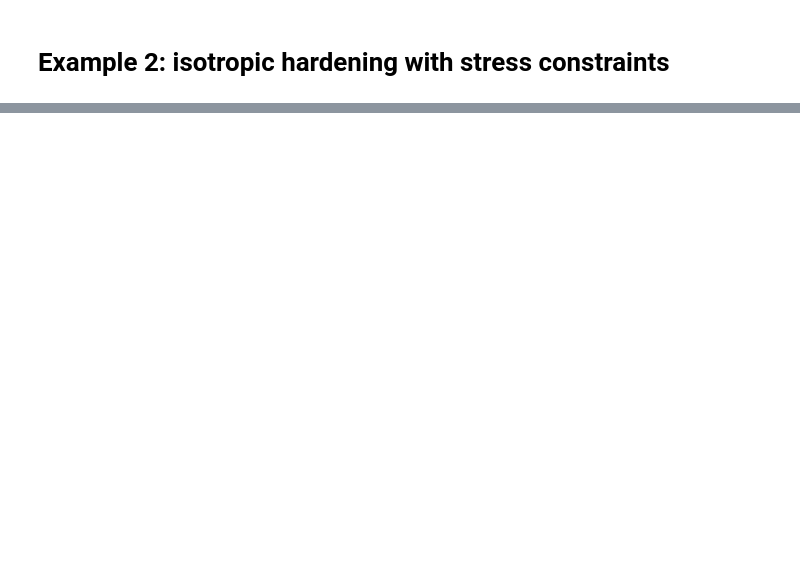
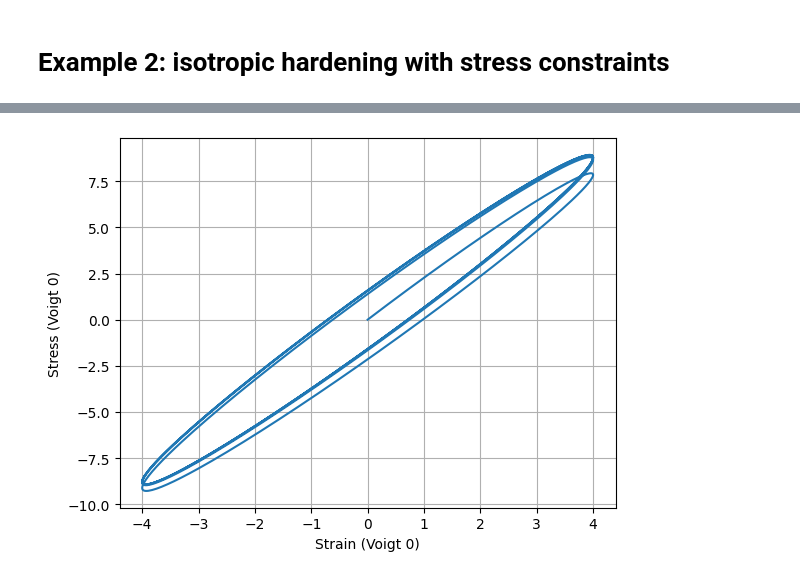
Before and after one commit to kerfriden/jax_constitutive_law, a Jupyter notebook: jax_cl_3.ipynb, the cells around one changed output, grey strips where cells are left out. Saved outputs shown, nothing was run; the diff lists cells and outputs as text; code cells hidden in the pictures; blank space fills up the shorter version.

```diff
--- a/jax_cl_3.ipynb
+++ b/jax_cl_3.ipynb
@@ -760,0 +823,83 @@ Hist p shape: (1000,)
+# %%
+# ----------------- constitutive update (pure function) -----------------
+def constitutive_update_fn(state_old, step_load, params):
+    K, G, eta = params["K"], params["G"], params["eta"]
+
+    eps      = step_load["epsilon"]         # (6,)
+    deps     = step_load["delta_epsilon"]   # (6,)
+    dt       = step_load["delta_t"]         # scalar
+    sigma_n  = state_old["sigma"]           # (6,)
+
+    # Volumetric (elastic)
+    p = K * (eps[0] + eps[1] + eps[2])
+    sigma_vol = jnp.array([p, p, p, 0.0, 0.0, 0.0], dtype=eps.dtype)
+
+    # Deviatoric (Maxwell, Backward Euler)
+    r = 1.0 / (1.0 + (G*dt)/eta)
+
+    I = jnp.eye(3, dtype=eps.dtype)
+    s_n = _voigt_to_tensor(sigma_n)
+    s_n_dev = s_n - jnp.trace(s_n)/3.0 * I
+
+    dE = _voigt_to_tensor(deps)
+    dE_dev = dE - jnp.trace(dE)/3.0 * I
+
+    s_np1_dev = r * (s_n_dev + 2.0*G * dE_dev)
+    sigma_dev = _tensor_to_voigt(s_np1_dev)
+
+    sigma = sigma_vol + sigma_dev
+
+    new_state = {"sigma": sigma}
+    fields = {"sigma": sigma}
+    logs = {}
+    return new_state, fields, logs
+
+# ----------------- example usage -----------------
+
+# material params
+E, nu = 1.0, 0.3
+params = {
+    "K": 1.0,
+    "G": 1.0,
+    "eta": 0.1,
+    "C": C_iso_voigt(E, nu),
+}
+
+# strain history
+n_ts = 1000
+ts = jnp.linspace(0., 1., n_ts)
+eps_xx = 4.0 * jnp.sin( ts * 30.0)
+epsilon_ts = (jnp.zeros((n_ts, 6)).at[:, 0].set(eps_xx))
+
+load_list = [
+    {
+        "t": ts[i],
+        "delta_t": (ts[i] - ts[i-1]) if i > 0 else 1./(ts[1] - ts[0])*(ts[1] - ts[0]),
+        "epsilon": epsilon_ts[i],
+        "delta_epsilon": (epsilon_ts[i] - epsilon_ts[i-1]) if i > 0 else jnp.zeros(6),
+    }
+    for i in range(len(ts))
+]
+def stack_load_list(load_list):
+    # Turn list[dict(arrays)] -> dict(arrays with leading time dim)
+    return jax.tree_util.tree_map(lambda *xs: jnp.stack(xs), *load_list)
+load = stack_load_list(load_list)
+
+# initial state
+internal_state0 = {"sigma": jnp.zeros(6),}
+
+# run
+t0 = time.time()
+state_T, saved = simulate(constitutive_update_fn,internal_state0, load, params)
+jax.block_until_ready(saved)
+print("simulate implicit (first):  %.2f ms" % ((time.time()-t0)*1e3))
+
+# run
+t0 = time.time()
+state_T, saved = simulate(constitutive_update_fn,internal_state0, load, params)
+jax.block_until_ready(saved)
+print("simulate implicit (second):  %.2f ms" % ((time.time()-t0)*1e3))
+
+plot_stress_strain(saved, load, comp=[0,0])
+plot_stress_strain(saved, load, comp=[0,1])
+# %% [output]
@@ -760,0 +908 @@ Hist p shape: (1000,)
+[figure, added]
```
Also changed, not shown: parts of 22 cells of this notebook.
